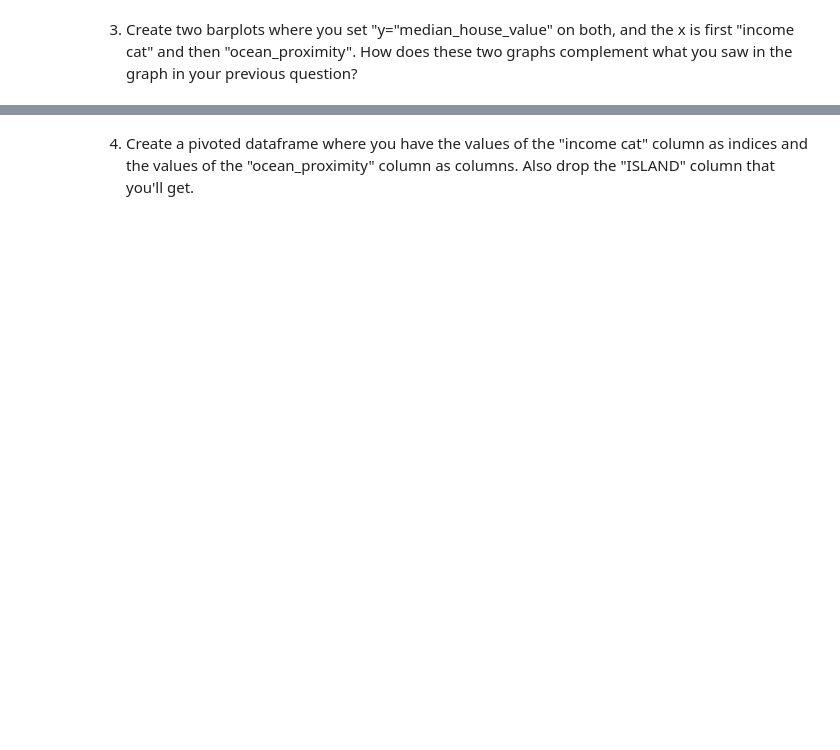
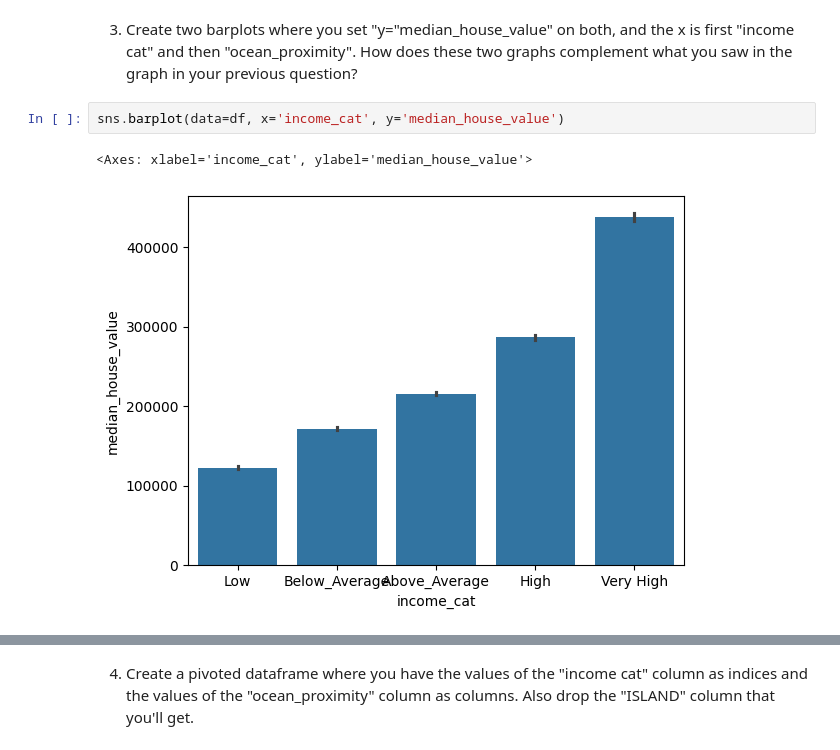
Before and after one commit to ironhack-labs/lab-ml-and-linear-regression, a Jupyter notebook: your-code/main.ipynb, the cells around one changed output, grey strips where cells are left out. Saved outputs shown, nothing was run; the diff lists cells and outputs as text; blank space fills up the shorter version.

```diff
--- a/your-code/main.ipynb
+++ b/your-code/main.ipynb
@@ -228,2 +237,7 @@ sns.jointplot(x='median_house_value', y='median_income', data=df, kind='kde');
 # %% [markdown]
 3. Create two barplots where you set "y="median_house_value" on both, and the x is first "income cat" and then "ocean_proximity". How does these two graphs complement what you saw in the graph in your previous question?
+# %%
+sns.barplot(data=df, x='income_cat', y='median_house_value')
+# %% [output]
+<Axes: xlabel='income_cat', ylabel='median_house_value'>
+[figure, added]
```
Also changed, not shown: parts of 27 cells of this notebook, 1 other file.
